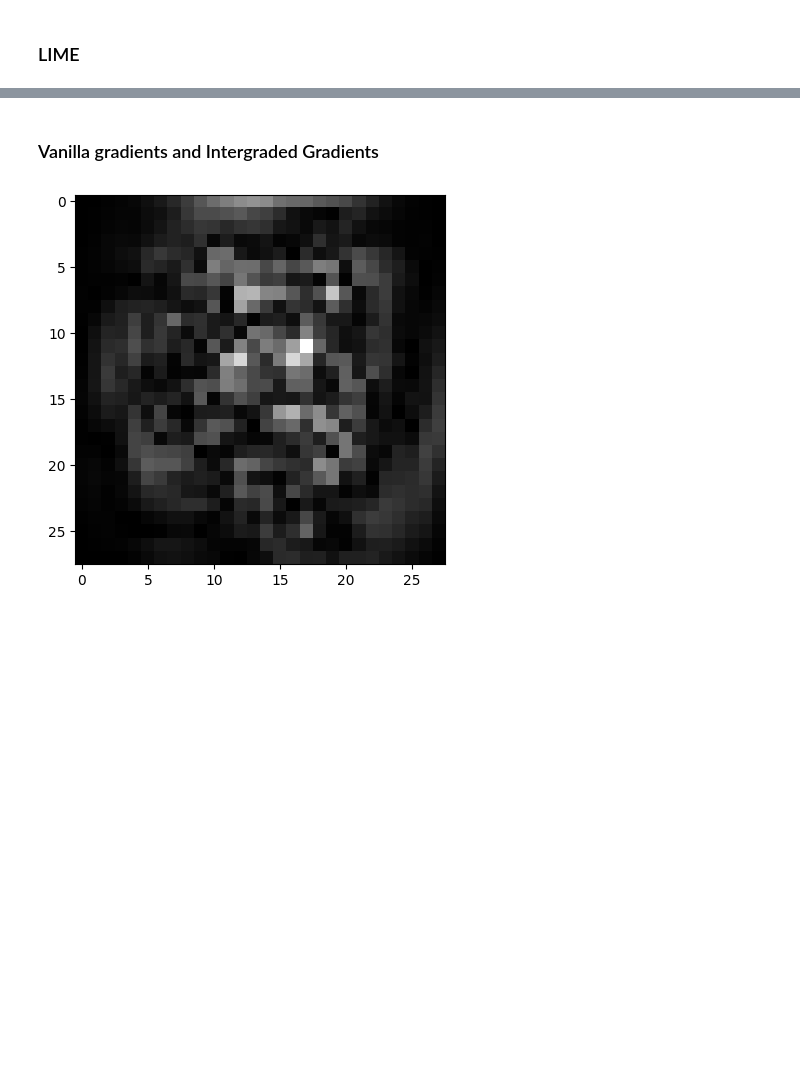
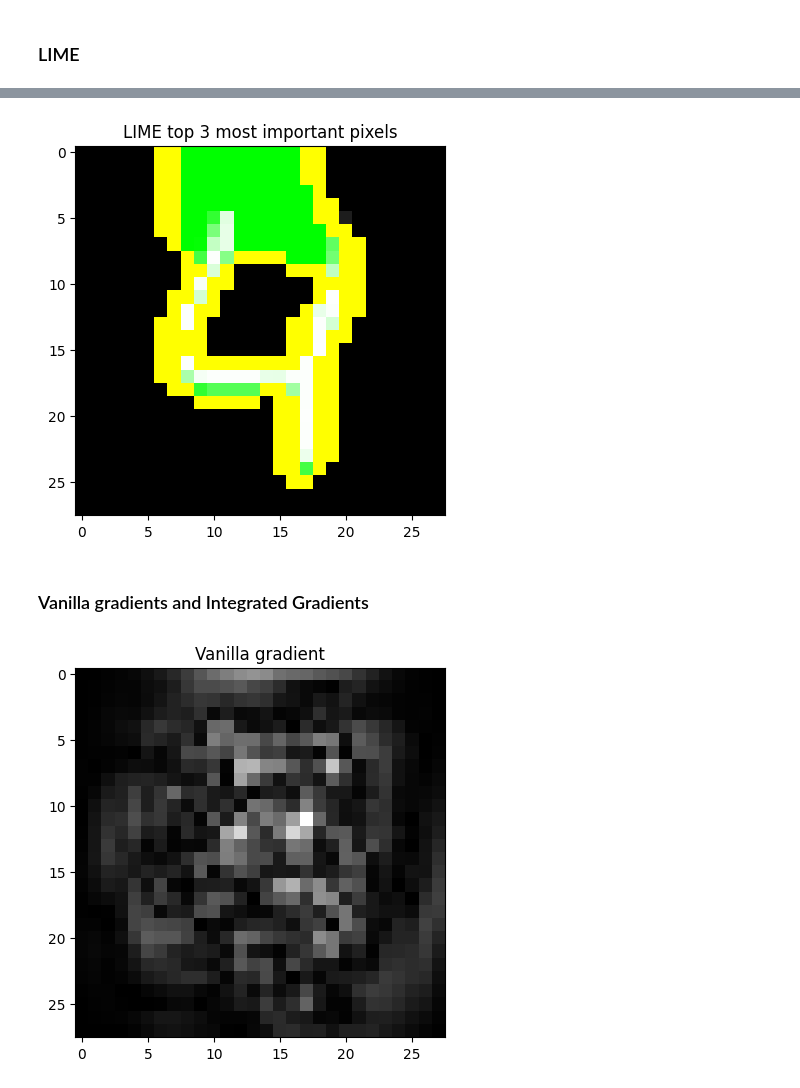
Before and after one commit to Merlijn003/XAI-Final-Assignment, a Jupyter notebook: Main.ipynb, the cells around one changed output, grey strips where cells are left out. Saved outputs shown, nothing was run; the diff lists cells and outputs as text; code cells hidden in the pictures; blank space fills up the shorter version.

```diff
--- a/Main.ipynb
+++ b/Main.ipynb
@@ -98,5 +106,14 @@ Nb of superpixels:  21
+# %%
+# plot the 3 most important superpixels according to LIME
+temp, mask = explanation.get_image_and_mask(label, positive_only=False, num_features=3, hide_rest=False)
+plt.imshow(mark_boundaries(temp, mask))
+plt.savefig(f"images/3superpixel image {number}")
+plt.title(f"LIME top 3 most important pixels")
+plt.show()
+# %% [output]
+[figure, added]
 # %% [markdown]
-### Vanilla gradients and Intergraded Gradients
+### Vanilla gradients and Integrated Gradients
 # %%
 saliency = Saliency(model)
 
@@ -105,6 +122,8 @@ sal_map = saliency.attribute(image, target=pred.item()).squeeze().cpu().detach()
 # %%
 plt.imshow(sal_map, cmap= "gray")
+plt.title(f"Vanilla gradient")
+plt.savefig(f"images/vanilla gradient {number}")
 plt.show()
 # %% [output]
-[figure, old version]
+[figure, new version]
 # %%
```
Also changed, not shown: parts of 10 cells of this notebook, 1 other file.
